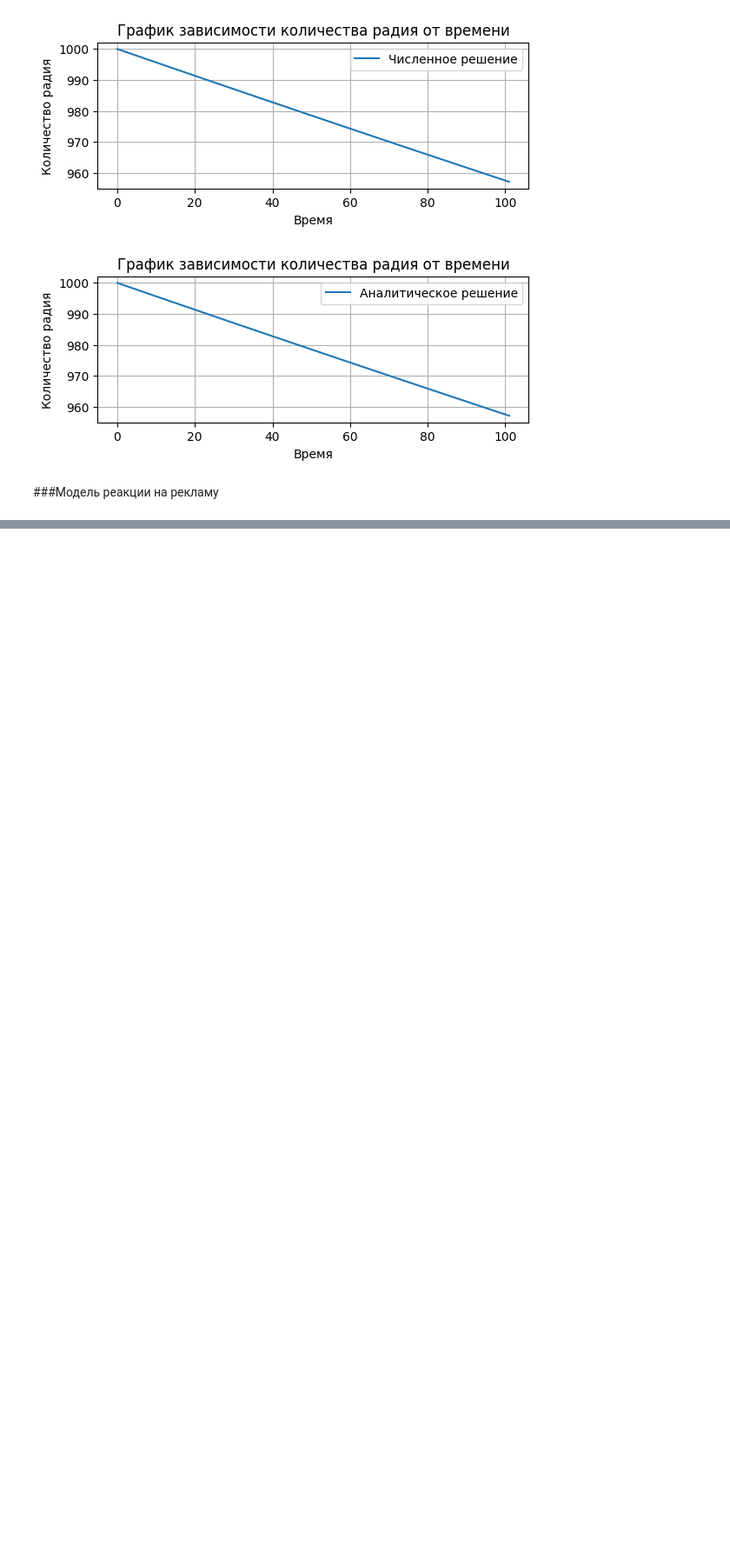
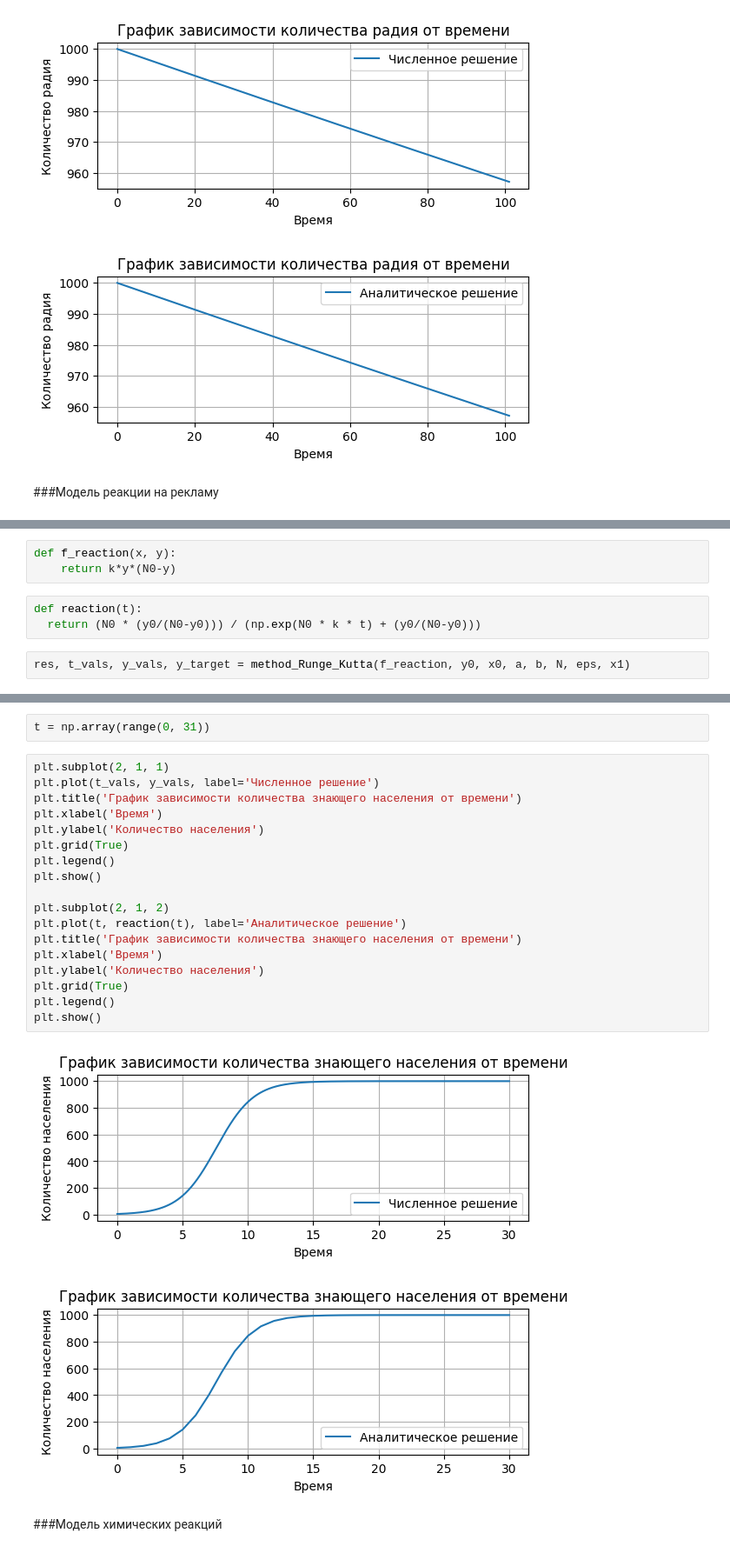
Before and after one commit to JamesBorned/learning-computer-simulation, a Jupyter notebook: simple_differential_models.ipynb, the cells around one changed output, grey strips where cells are left out. Shown at 87% size. Saved outputs shown, nothing was run; the diff lists cells and outputs as text; blank space fills up the shorter version.

Commit message:
feat: model of chemical romance, model of the reaction to the advertisement

```diff
--- a/simple_differential_models.ipynb
+++ b/simple_differential_models.ipynb
@@ -192,0 +211,8 @@ plt.show()
+# %%
+def f_reaction(x, y):
+    return k*y*(N0-y)
+# %%
+def reaction(t):
+  return (N0 * (y0/(N0-y0))) / (np.exp(N0 * k * t) + (y0/(N0-y0)))
+# %%
+res, t_vals, y_vals, y_target = method_Runge_Kutta(f_reaction, y0, x0, a, b, N, eps, x1)
@@ -192,0 +241,25 @@ plt.show()
+# %%
+t = np.array(range(0, 31))
+# %%
+plt.subplot(2, 1, 1)
+plt.plot(t_vals, y_vals, label='Численное решение')
+plt.title('График зависимости количества знающего населения от времени')
+plt.xlabel('Время')
+plt.ylabel('Количество населения')
+plt.grid(True)
+plt.legend()
+plt.show()
+
+plt.subplot(2, 1, 2)
+plt.plot(t, reaction(t), label='Аналитическое решение')
+plt.title('График зависимости количества знающего населения от времени')
+plt.xlabel('Время')
+plt.ylabel('Количество населения')
+plt.grid(True)
+plt.legend()
+plt.show()
+# %% [output]
+[figure, added]
+[figure, added]
+# %% [markdown]
+###Модель химических реакций
```
Also changed, not shown: parts of 11 cells of this notebook.
